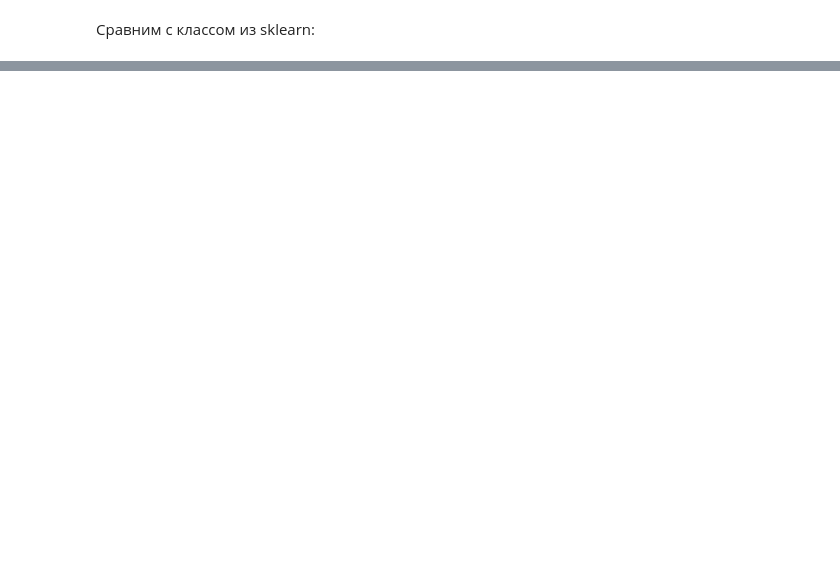
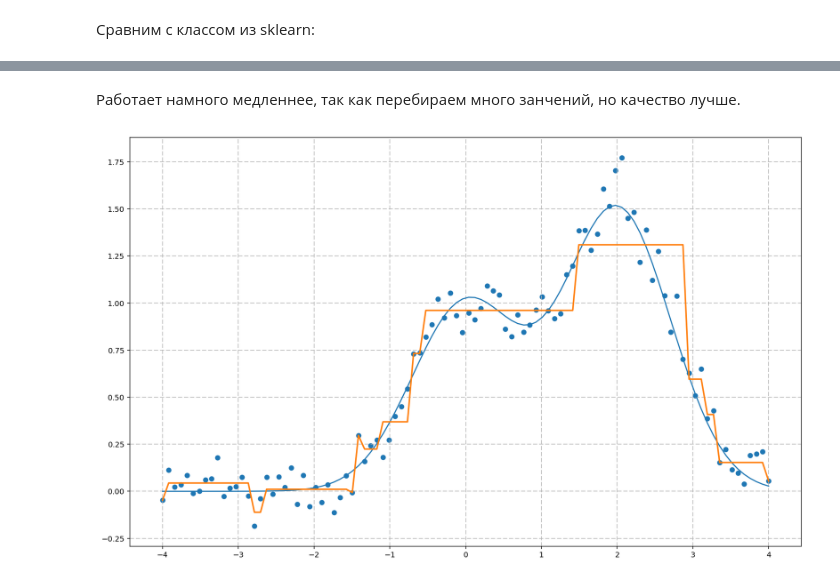
Before and after one commit to SemyonKozloff/mipt-ml, a Jupyter notebook: homework-2/task-3.ipynb, the cells around one changed output, grey strips where cells are left out. Saved outputs shown, nothing was run; the diff lists cells and outputs as text; code cells hidden in the pictures; blank space fills up the shorter version.

```diff
--- a/homework-2/task-3.ipynb
+++ b/homework-2/task-3.ipynb
@@ -45,7 +45,7 @@ class DecisionTreeRegressor:
             return y_left, y_right
 
         def _find_best_split(self, X, y):
-            quality_criterion = sys.maxsize
+            best_quality = sys.maxsize
 
             for i in range(X.shape[1]):
                 for t in np.linspace(min(x[i] for x in X), max(x[i] for x in X),
@@ -53,8 +53,8 @@ class DecisionTreeRegressor:
                     y_left, y_right = self._split(X, y, i, t)
                     curr_quality = len(y_left) / len(y) * np.std(y_left) + len(y_right) / len(y) * np.std(y_right)
 
-                    if curr_quality < quality_criterion:
-                        quality_criterion = curr_quality
+                    if curr_quality < best_quality:
+                        best_quality = curr_quality
                         self.split_feature_index = i
                         self.split_threshold = t
 
@@ -130 +132,24 @@ Wall time: 3.04 ms
 18.8741544185
+# %% [markdown]
+Работает намного медленнее, так как перебираем много занчений, но качество лучше.
+# %%
+from sklearn.model_selection import train_test_split
+
+x = np.linspace(-4, 4, num=100)
+y = np.exp(-x ** 2) + 1.5 * np.exp(-(x - 2) ** 2)
+y_noised = y + np.random.normal(scale=.1, size=100)
+
+x = x.reshape(len(x), 1)
+
+dtr = DecisionTreeRegressor(max_depth=4)
+dtr.fit(x, y_noised)
+
+plt.figure(figsize=(16, 10))
+plt.grid(linestyle='--')
+plt.plot(x, y)
+plt.scatter(x, y_noised)
+plt.plot(x, dtr.predict(x), lw=2)
+plt.legend(fontsize=16)
+plt.show()
+# %% [output]
+[figure, added]
```
Also changed, not shown: parts of 2 cells of this notebook.
